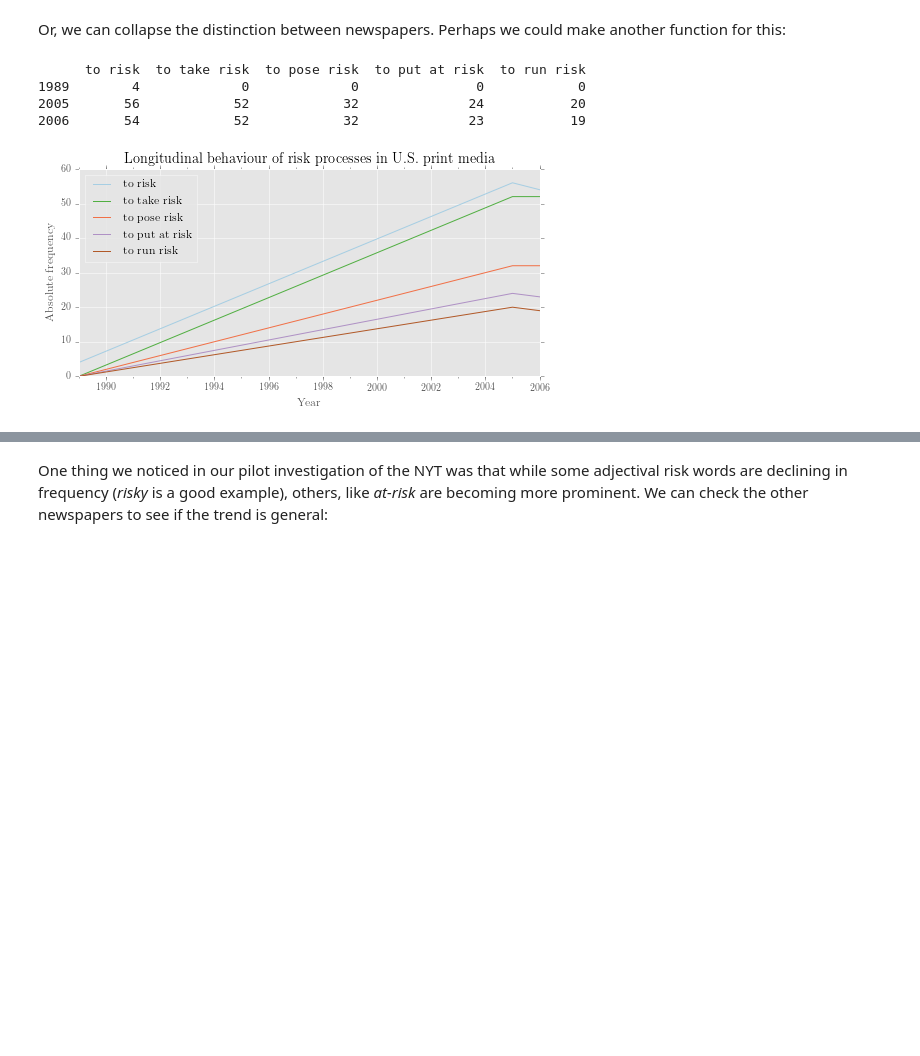
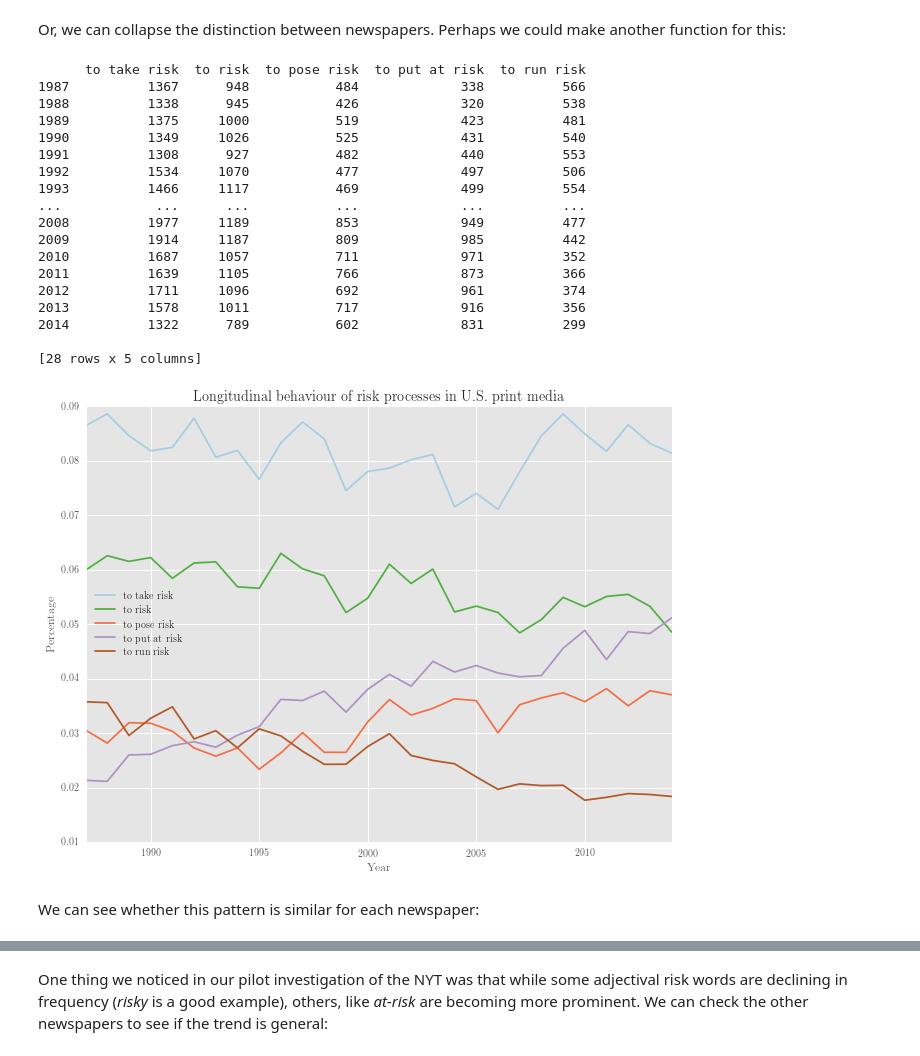
Before and after one commit to interrogator/risk, a Jupyter notebook: risk_comparison.ipynb, the cells around one changed output, grey strips where cells are left out. Saved outputs shown, nothing was run; the diff lists cells and outputs as text; code cells hidden in the pictures; blank space fills up the shorter version.

```diff
--- a/risk_comparison.ipynb
+++ b/risk_comparison.ipynb
@@ -285,13 +485,20 @@ plotter('Systemic role of risk words in the NYT', sysfunc['wsj'].results)
 # %% [markdown]
 Or, we can look at the behaviour of a given role in every paper. To do this, let's write a simple function that extracts an entry from each result and concatenates the output:
 # %%
-def entry_across_corpora(result_dict, entry_name):
+def entry_across_corpora(result_dict, entry_name, regex = False):
     import pandas as pd
+    import re
     res = []
     # for each corpus name and data
     for k, v in sorted(result_dict.items()):
         # grab the process result for each paper
-        column = v.results[entry_name]
+        if not regex:
+            try:
+                column = v.results[entry_name]
+            except:
+                continue
+        else:
+            column = v.results[[c for c in list(v.results.columns) if re.search(entry_name, c)]].iloc[:,0]
         # rename it to the corpus name
         column.name = k
         # append to a list
@@ -382,5 +599,6 @@ Now, let's plot more accurately, by role, and then by paper:
 # %%
 for role in ['Participant', 'Process', 'Modifier']:
     df = entry_across_corpora(syscopy, role)
-    plotter('Frequency of risk as %s by newspaper' % role, df, style = 'fivethirtyeight')
+    edi = editor(df, '%', get_totals(riskwords), print_info = False)
+    plotter('Frequency of risk as %s by newspaper' % role, edi.results)
 # %% [output]
@@ -404,7 +681,11 @@ renames = {'to risk': 'root:root',
            'to run risk':'dobj:run',
            'to take risk': 'dobj:take',
            'to pose risk': 'dobj:pose',
-           'to put at risk': 'prep_at:put'}
+           'to put at risk': 'nmod:at:put'}
+
+# nyt was parsed with a slightly different grammar.
+# this standardises 'put at risk'
+govrole['NYT'].results.rename(columns={'prep_at:put': 'nmod:at:put'}, inplace=True)
 
 risk_processes = editor(govrole, replace_names = renames,
                                just_entries = renames.keys(), sort_by = 'total')
@@ -461,16 +761,35 @@ Or, we can collapse the distinction between newspapers. Perhaps we could make an
 # %%
 def collapsed(interrogation):
     import pandas as pd
+    order = list(interrogation.values()[0].results.columns)
     df = interrogation.values()[0].results
     for i in interrogation.values()[1:]:
         df = df.add(i.results)
+    df = df[order]
     return df
 # %%
 print collapsed(risk_processes)
-plotter('Longitudinal behaviour of risk processes in U.S. print media', collapsed(risk_processes))
+ed = editor(collapsed(risk_processes), '%', allwords.totals, print_info = False)
+plotter('Longitudinal behaviour of risk processes in U.S. print media', ed.results, figsize = (9, 7))
 # %% [output]
-      to risk  to take risk  to pose risk  to put at risk  to run risk
-1989        4             0             0               0            0
-2005       56            52            32              24           20
-2006       54            52            32              23           19
+      to take risk  to risk  to pose risk  to put at risk  to run risk
+1987          1367      948           484             338          566
+1988          1338      945           426             320          538
+1989          1375     1000           519             423          481
+1990          1349     1026           525             431          540
+1991          1308      927           482             440          553
+1992          1534     1070           477             497          506
+1993          1466     1117           469             499          554
+...            ...      ...           ...             ...          ...
+2008          1977     1189           853             949          477
+2009          1914     1187           809             985          442
+2010          1687     1057           711             971          352
+2011          1639     1105           766             873          366
+2012          1711     1096           692             961          374
+2013          1578     1011           717             916          356
+2014          1322      789           602             831          299
+
+[28 rows x 5 columns]
-[figure, old version]
+[figure, new version]
+# %% [markdown]
+We can see whether this pattern is similar for each newspaper:
```
Also changed, not shown: parts of 118 cells of this notebook.
